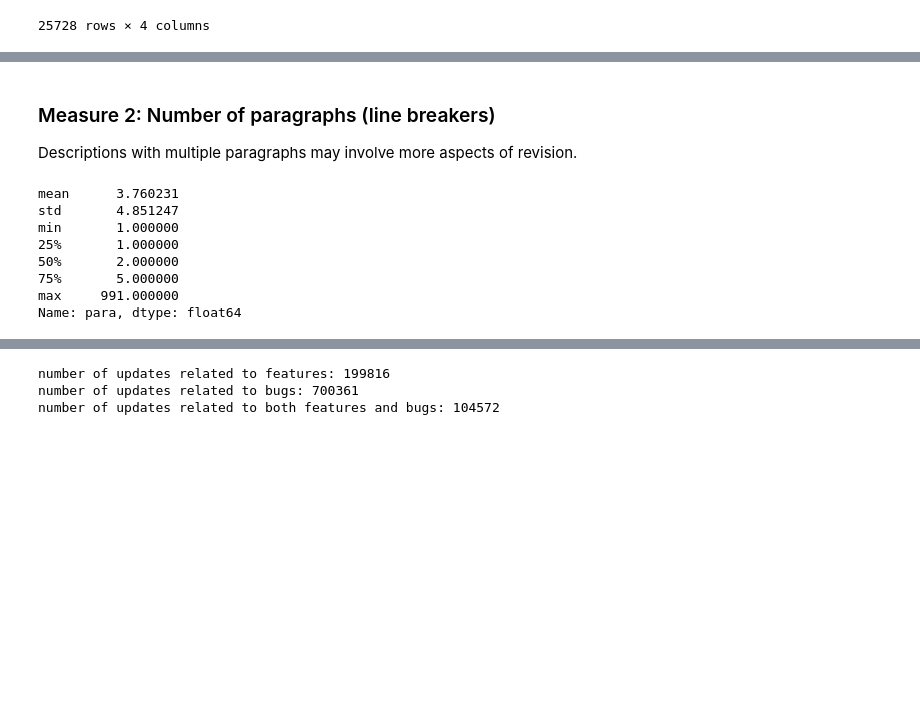
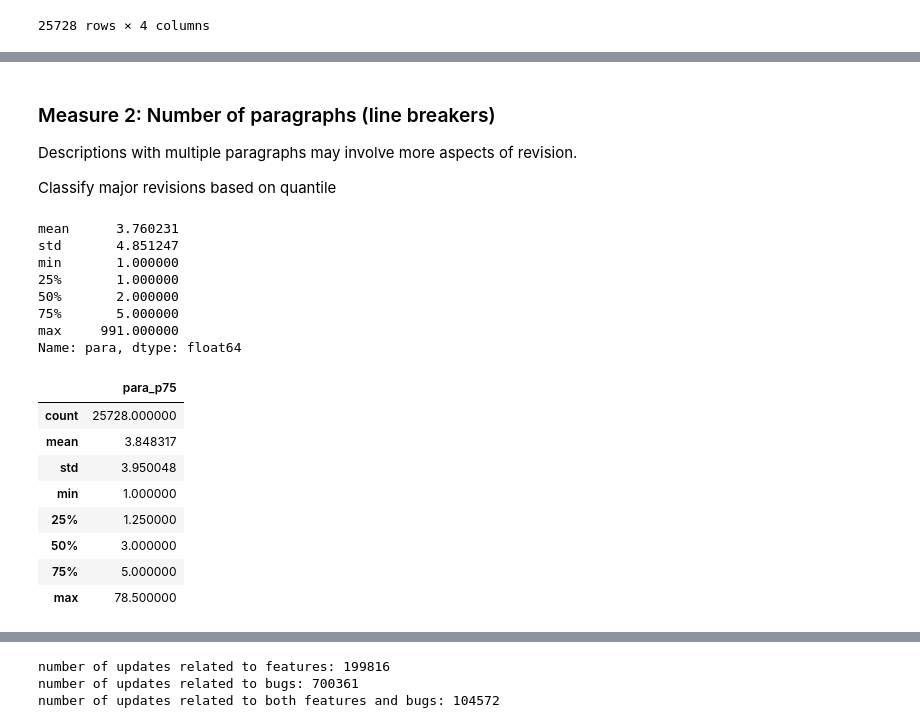
Before and after one commit to YileC928/app-data-privacy-proj, a Jupyter notebook: ios_app_update.ipynb, the cells around one changed output, grey strips where cells are left out. Cells and saved outputs as stored; diff of their text form; code cells hidden in the pictures; blank space fills up the shorter version.

```diff
--- a/ios_app_update.ipynb
+++ b/ios_app_update.ipynb
@@ -268,10 +268,12 @@ ios_df = ios_df.sort_values(['app_id', 'date', 'version'])
 ios_df['version_lag'] = ios_df.groupby('app_id').shift(1)['version']
 # %%
 def update_by_num(row):
+    '''
     #1 means major revision (change of the first digit)
     #2 means minor revision (change of the second digit)
     #3 means maintanence (change of the third digit)
     #and so on
+    '''
     cur_ver = row['version']#.split('.')
     lag_ver = row['version_lag']#.split('.')
     update = np.NaN
@@ -291,11 +293,15 @@ def update_by_num(row):
 # %%
 #new
 def update_distance(row):
+    '''
+    compute a list of distances with current and lag version number
+    e.g., current ver: 2.0.0, lag ver: 1.5.4 => distance list: [1, -5, -4, 0, 0]
+    '''
     cur_ver = row['version']
     lag_ver = row['version_lag']
     dist_lst = np.NaN
     if type(cur_ver) == str and type(lag_ver) == str: #screen out non-string obs
-        cur_ver = row['version'].replace('v.', '').replace('v', '') #some version number would start with v: e.g., v.2016.06.23
+        cur_ver = row['version'].replace('v.', '').replace('v', '') #some version number starts with v: e.g., v.2016.06.23
         lag_ver = row['version_lag'].replace('v.', '').replace('v', '')
         #print(cur_ver)
         if len(re.findall(r'[A-Za-z]', cur_ver)) == 0 and len(re.findall(r'[A-Za-z]', lag_ver)) == 0 and \
@@ -425,9 +438,9 @@ def modified_update_by_num(row):
     if row['min_max_diff'] >= 2 and row['update_by_num'] == row['min_update_by_num']: #digits in at least three locations change
         major = 1
     if row['min_max_diff'] == 1 and row['update_by_num'] == row['min_update_by_num'] \
-    and row['update_num_dist']>=row['dist_p75'] and row['dist_p75'] > 1:
+    and row['update_num_dist']>row['dist_p75']: #and row['dist_p75'] > 1:
         major = 1
-    if row['min_max_diff'] == 1 and row['update_num_dist']>=row['dist_p75'] and row['dist_p75'] > 1:
+    if row['min_max_diff'] == 0 and row['update_num_dist']>row['dist_p75']: #and row['dist_p75'] > 1:
         major = 1
 
     return major
@@ -455,6 +468,8 @@ ios_df[ios_df['update_by_num_modified'] == 1].sample(5)[['app_id', 'version', 'v
 # %% [markdown]
 ### Measure 2: Number of paragraphs (line breakers)
 Descriptions with multiple paragraphs may involve more aspects of revision.
+
+Classify major revisions based on quantile
 # %%
 ios_df['para'] = ios_df['description_raw'].apply(lambda x: x.count('\n')+1) #number of line breakers -> paragraphs
 # %%
@@ -468,3 +483,17 @@ min       1.000000
 75%       5.000000
 max     991.000000
 Name: para, dtype: float64
+# %%
+para_p75 = ios_df.groupby('app_id').agg(para_p75 = ('para', Quantile(0.75)))
+# %%
+para_p75.describe()
+# %% [output]
+|  | para_p75 |
+| count | 25728.000000 |
+| mean | 3.848317 |
+| std | 3.950048 |
+| min | 1.000000 |
+| 25% | 1.250000 |
+| 50% | 3.000000 |
+| 75% | 5.000000 |
+| max | 78.500000 |
```
Also changed, not shown: parts of 39 cells of this notebook.
